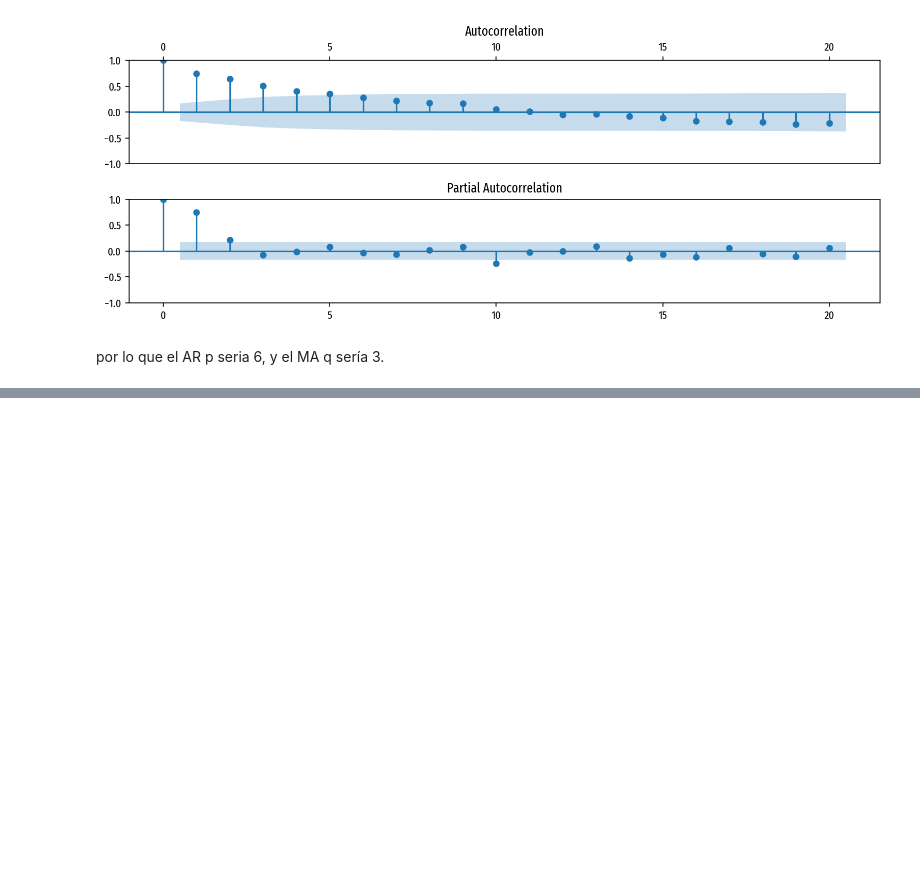
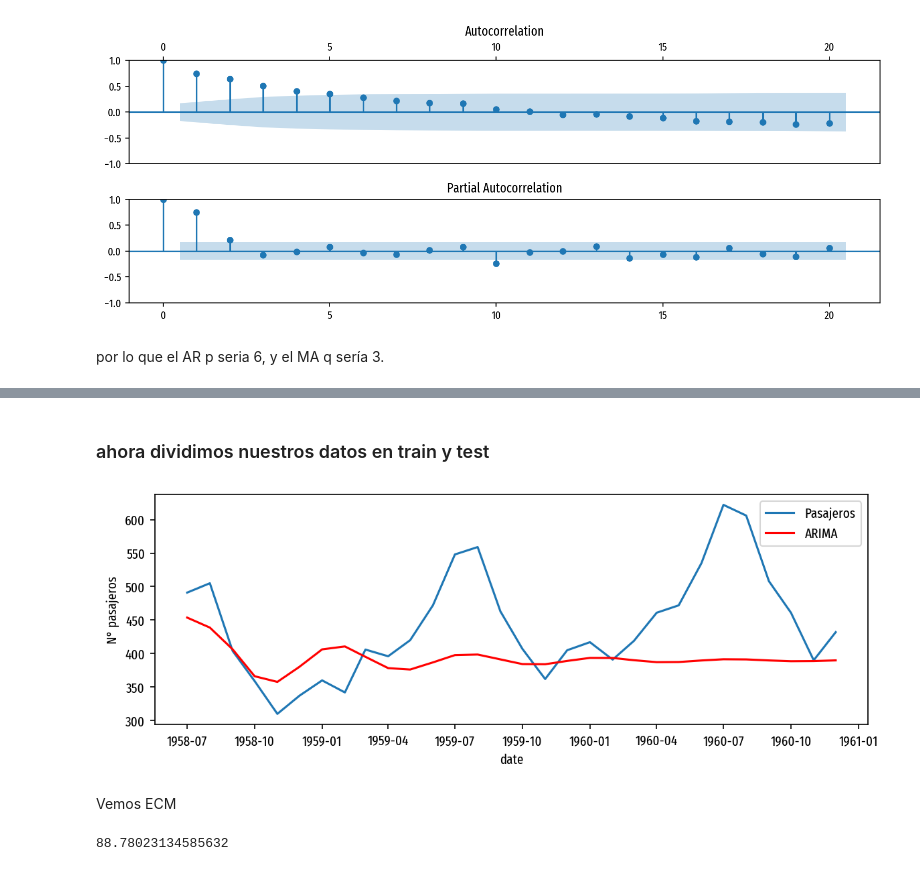
Before and after one commit to fabianigual/examen-2, a Jupyter notebook: examen-2.ipynb, the cells around one changed output, grey strips where cells are left out. Saved outputs shown, nothing was run; the diff lists cells and outputs as text; code cells hidden in the pictures; blank space fills up the shorter version.

```diff
--- a/examen-2.ipynb
+++ b/examen-2.ipynb
@@ -247,0 +251,5 @@ por lo que el AR p seria 6, y el MA q sería 3.
+# %%
+data =  pd.read_table('http://www2.udec.cl/~jorgecastillo/AirPassengers.txt', sep = ',', header = 'infer')
+data.rename(columns = {'#Passengers': "pasajeros", "Month":'date'}, inplace=True)
+data['date'] = pd.to_datetime(data.loc[:,'date'])
+data.describe()
@@ -247,0 +268,5 @@ por lo que el AR p seria 6, y el MA q sería 3.
+# %%
+ts = data.set_index('date').pasajeros
+ts_dif = ts - ts.shift(12)
+# Quitamos NA de la serie diferenciada
+ts_dif.dropna(inplace=True)
@@ -247,0 +294,55 @@ por lo que el AR p seria 6, y el MA q sería 3.
+# %% [markdown]
+### ahora dividimos nuestros datos en train y test
+# %%
+train_dif = ts_dif.iloc[:-30]
+test_dif = ts_dif.iloc[-30:]
+
+train = ts.iloc[:-30]
+test = ts.iloc[-30:]
+
+#Creamos nuestro modelo arima
+import statsmodels.api as sm
+import warnings
+warnings.filterwarnings('ignore', 'statsmodels.tsa.arima_model.ARMA',
+                        FutureWarning)
+warnings.filterwarnings('ignore', 'statsmodels.tsa.arima_model.ARIMA',
+                        FutureWarning)
+warnings.filterwarnings("ignore")
+#model = sm.tsa.statespace.SARIMAX(train,order = (5,1,3))
+model = sm.tsa.arima.ARIMA(train,order = (3,1,5))
+
+model = model.fit()
+
+model.summary()
+
+st = len(train)
+
+end = len(train)+len(test)-1
+
+predict = model.predict(start = st, end = end, type = 'levels').rename('Arima Predicciones')
+
+#predict.plot(legend = True)
+
+#test.plot(legend = True)
+
+plt.figure(figsize=(8,3))
+plt.plot(test, label = 'Pasajeros')
+plt.plot(predict, color='red', label = 'ARIMA')
+plt.legend()
+plt.xlabel('date')
+plt.ylabel('N° pasajeros' )
+plt.tight_layout()
+# %% [output]
+[figure, added]
+# %% [markdown]
+Vemos ECM
+# %%
+from sklearn.metrics import mean_squared_error,mean_absolute_error
+
+from math import sqrt
+
+#calculamos el error cuadratico medio
+rmse = sqrt(mean_squared_error(predict,test))
+print(rmse)
+# %% [output]
+88.78023134585632
```
Also changed, not shown: parts of 21 cells of this notebook, 1 other file.
